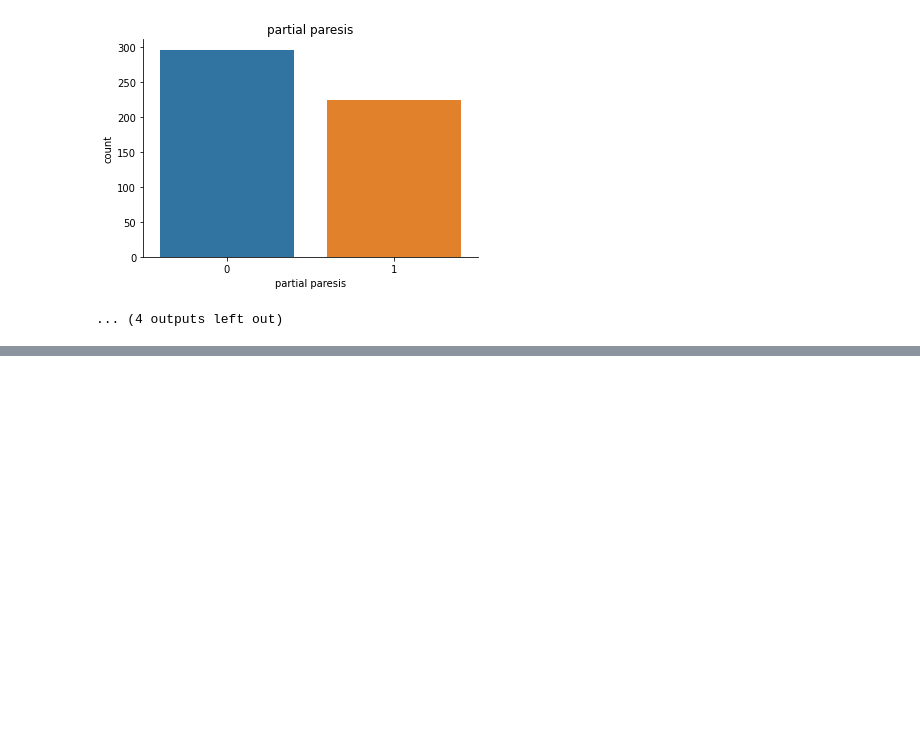
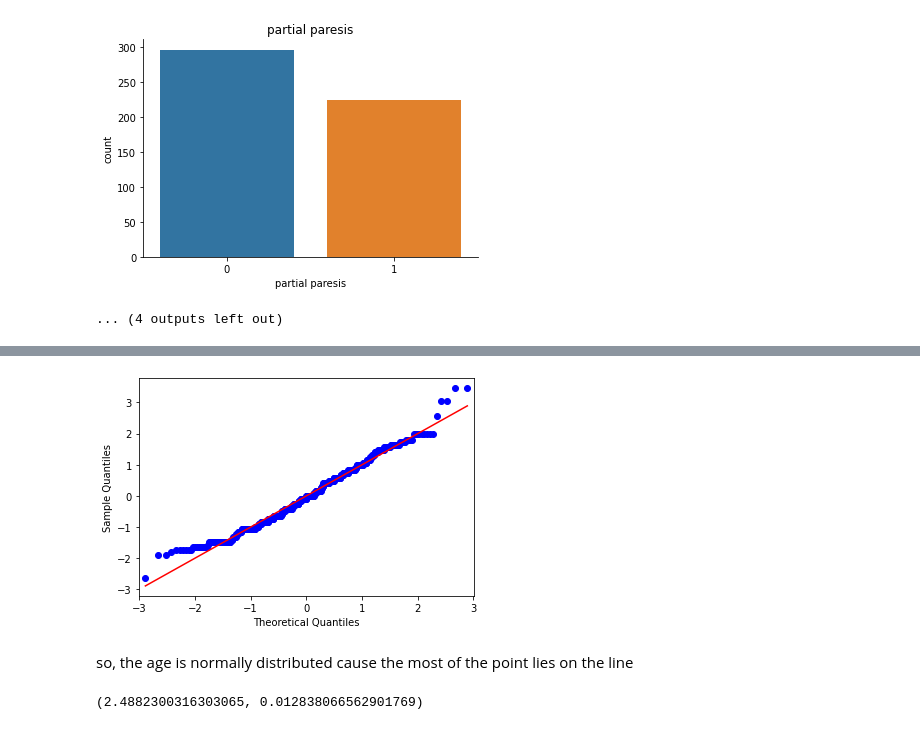
Before and after one commit to Imanhamza/Diabetes_early_stage_detection, a Jupyter notebook: early_diabetes.ipynb, the cells around one changed output, grey strips where cells are left out. Cells and saved outputs as stored; diff of their text form; code cells hidden in the pictures; blank space fills up the shorter version.

```diff
--- a/early_diabetes.ipynb
+++ b/early_diabetes.ipynb
@@ -176,0 +236,13 @@ for column in columns:
+# %%
+# check if the age normally distributed or not
+qqplot(df['age'], fit = True, line = 's')
+plt.show()
+# %% [output]
+[figure, added]
+# %% [markdown]
+so, the age is normally distributed cause the most of the point lies on the line
+# %%
+# conduct z test of differnece
+ztest(diabetes['age'], no_diabetes['age'])
+# %% [output]
+(2.4882300316303065, 0.012838066562901769)
```
Also changed, not shown: parts of 14 cells of this notebook.
